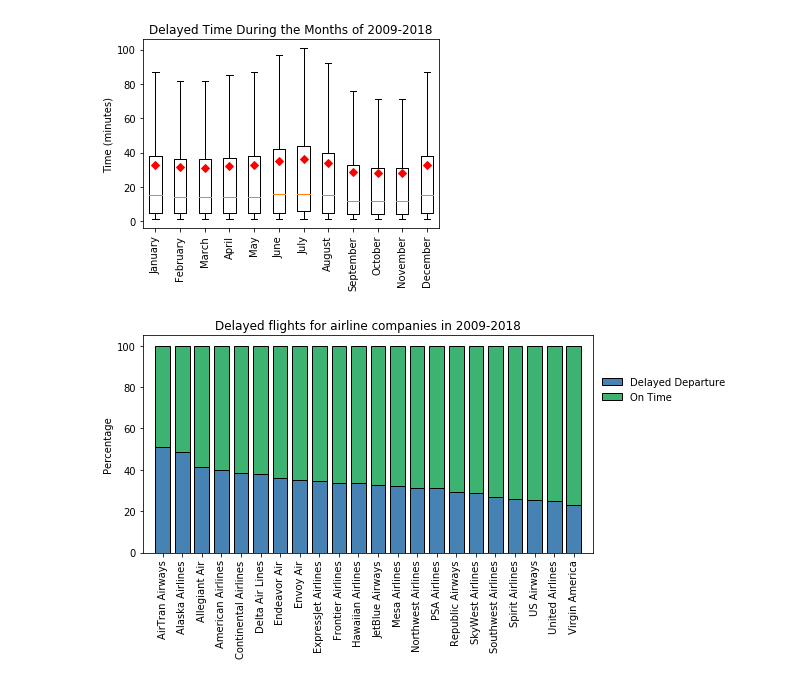
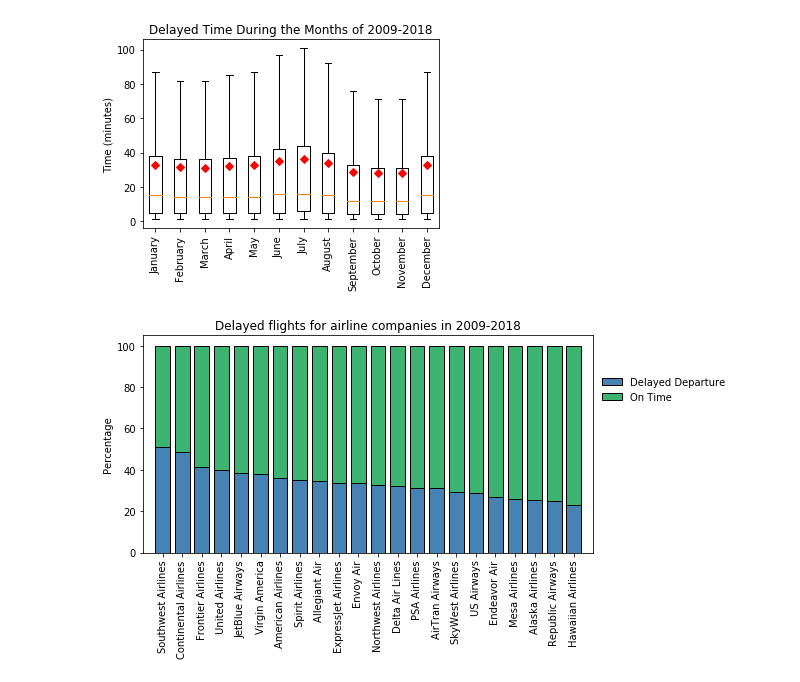
Before and after one commit to wcjohnchen/capstoneProject3, a Jupyter notebook: eda.ipynb, the cells around one changed output. Cells and saved outputs as stored; diff of their text form; code cells hidden in the pictures.

```diff
--- a/eda.ipynb
+++ b/eda.ipynb
@@ -452,26 +459,26 @@ plot_boxplot(data, x_pos, xticklabels, title, 90)
 # %%
 ##### delayed flights for airline companies in 2009-2018
 airline_count = delay_time.groupby('OP_CARRIER')['DEP_DELAY'].count()
 not_delayed = flight3.groupby('OP_CARRIER')['DEP_DELAY'].count() - airline_count
 total = flight3.groupby('OP_CARRIER')['DEP_DELAY'].count()
 
 sort = (airline_count/total).sort_values(ascending=False)
 sort_airlines = sort.index.tolist()
 
 airlines = airline_count.index.tolist()
 legend = ['Delayed Departure', 'On Time']
 
 ##### plot graph
 xrange = airline_count.shape[0]
 data1 = -np.sort(-airline_count/total*100)
 data2 = np.sort(not_delayed/total*100)
-xticklabels = airline_count.index.tolist()
+xticklabels = sort_airlines
 title = 'Delayed flights for airline companies in 2009-2018'
 fig, ax = plt.subplots(figsize=(9,5))
 plot_bar_graph(xrange, data1, data2, xticklabels, title, legend)
 #fig.savefig('airline.png')
 # %% [output]
-[figure, old version]
+[figure, new version]
 # %%
 ##### delayed time for airline companies in 2009-2018
 fl = delay_time[delay_time['OP_CARRIER'] == 'AirTran Airways']
```
Also changed, not shown: parts of 9 cells of this notebook.
